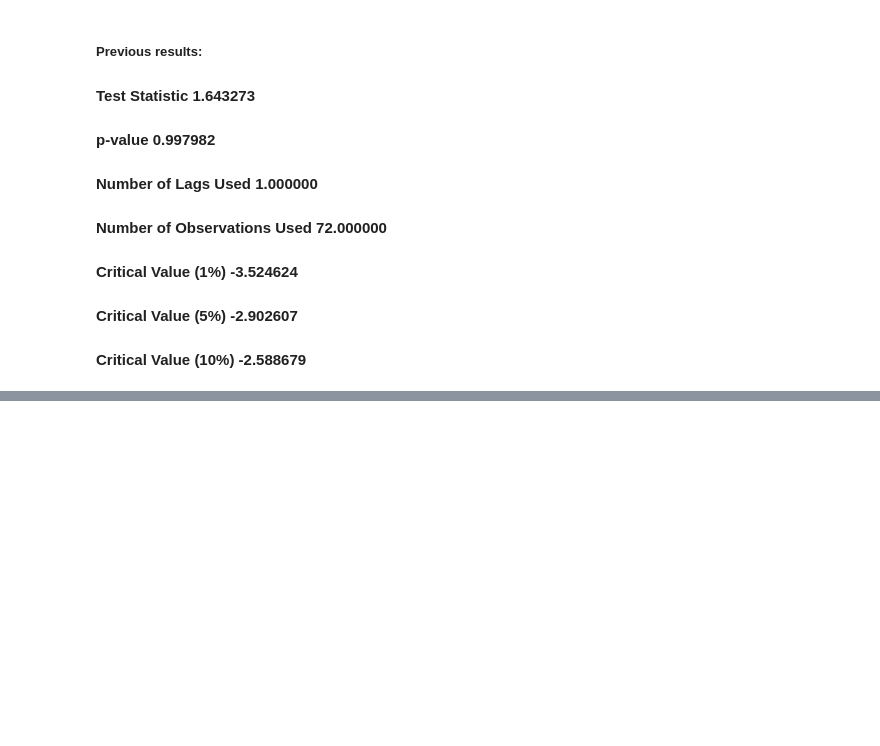
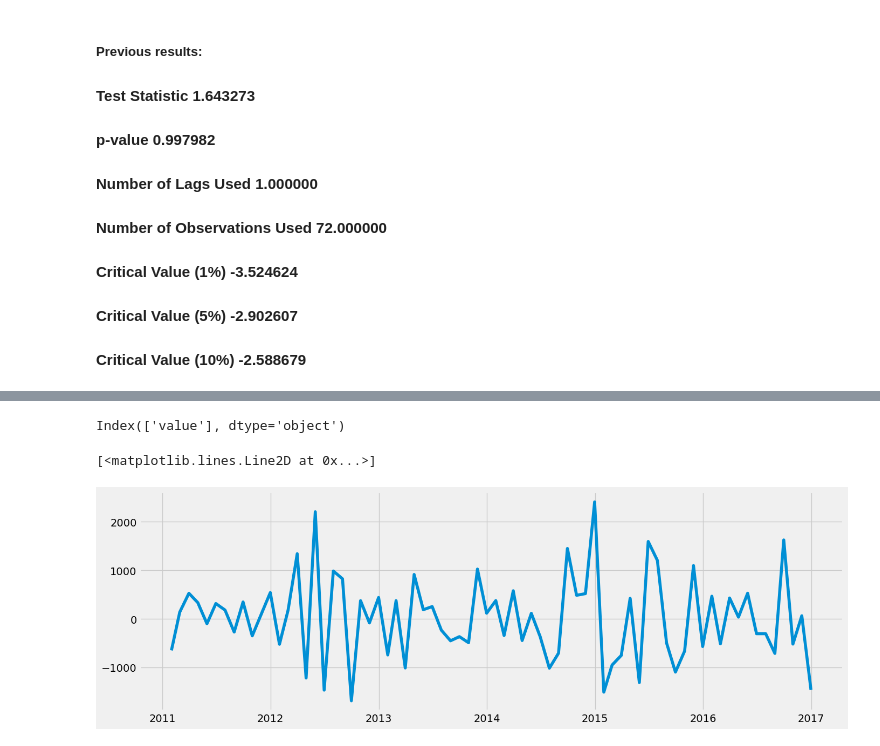
Before and after one commit to Snail-People/Rent-prices-in-the-US, a Jupyter notebook: 6.6 Sourcing & Analyzing Time Series Data.ipynb, the cells around one changed output, grey strips where cells are left out. Cells and saved outputs as stored; diff of their text form; code cells hidden in the pictures; blank space fills up the shorter version.

```diff
--- a/6.6 Sourcing & Analyzing Time Series Data.ipynb
+++ b/6.6 Sourcing & Analyzing Time Series Data.ipynb
@@ -389,0 +357,4 @@ dtype: float64
+# %%
+data_diff2 = data_diff - data_diff.shift(1)
+# %%
+data_diff2.dropna(inplace=True)
@@ -389,0 +371,12 @@ dtype: float64
+# %%
+data_diff2.columns
+# %% [output]
+Index(['value'], dtype='object')
+# %%
+# Plot the data after differencing
+
+plt.figure(figsize=(15,5), dpi=100)
+plt.plot(data_diff2)
+# %% [output]
+[<matplotlib.lines.Line2D at 0x...>]
+[figure, added]
```
Also changed, not shown: parts of 26 cells of this notebook.
